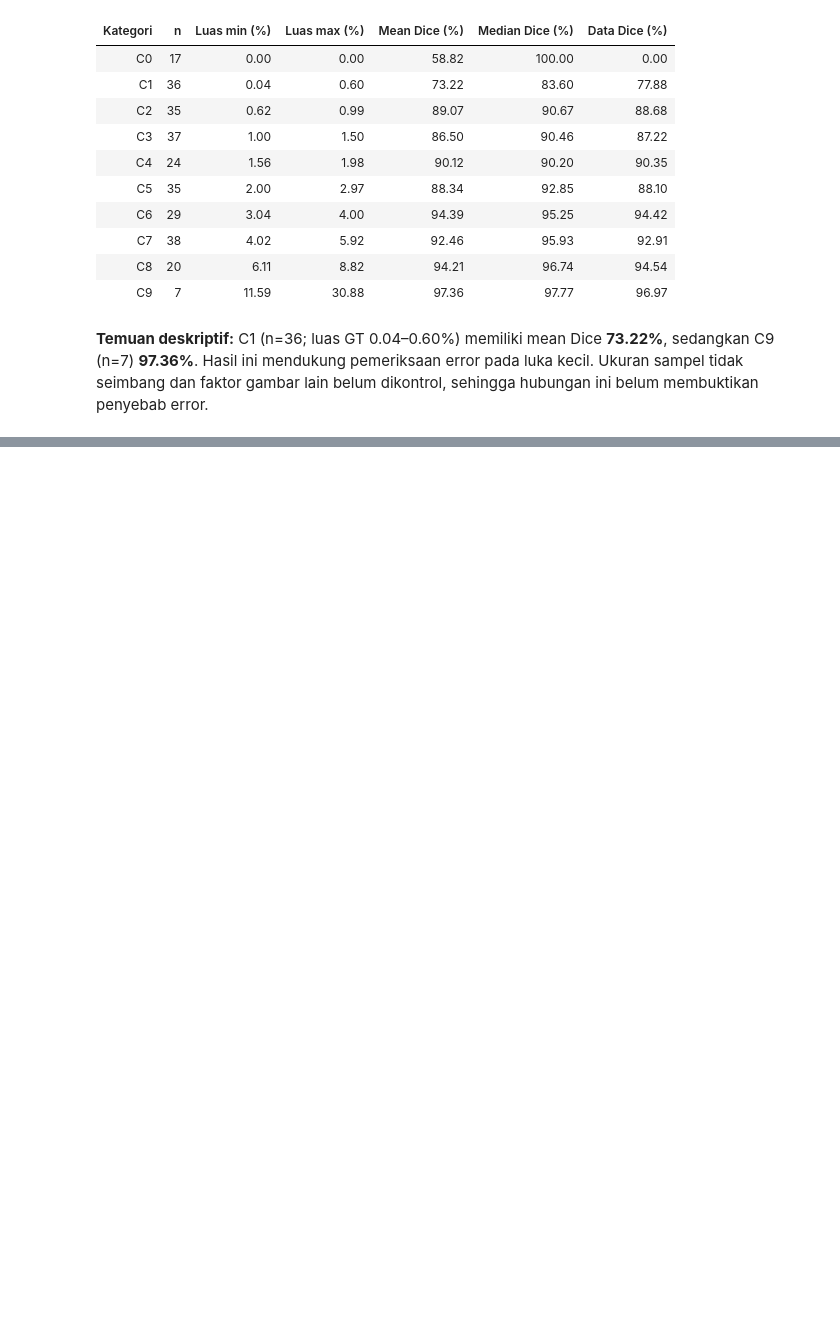
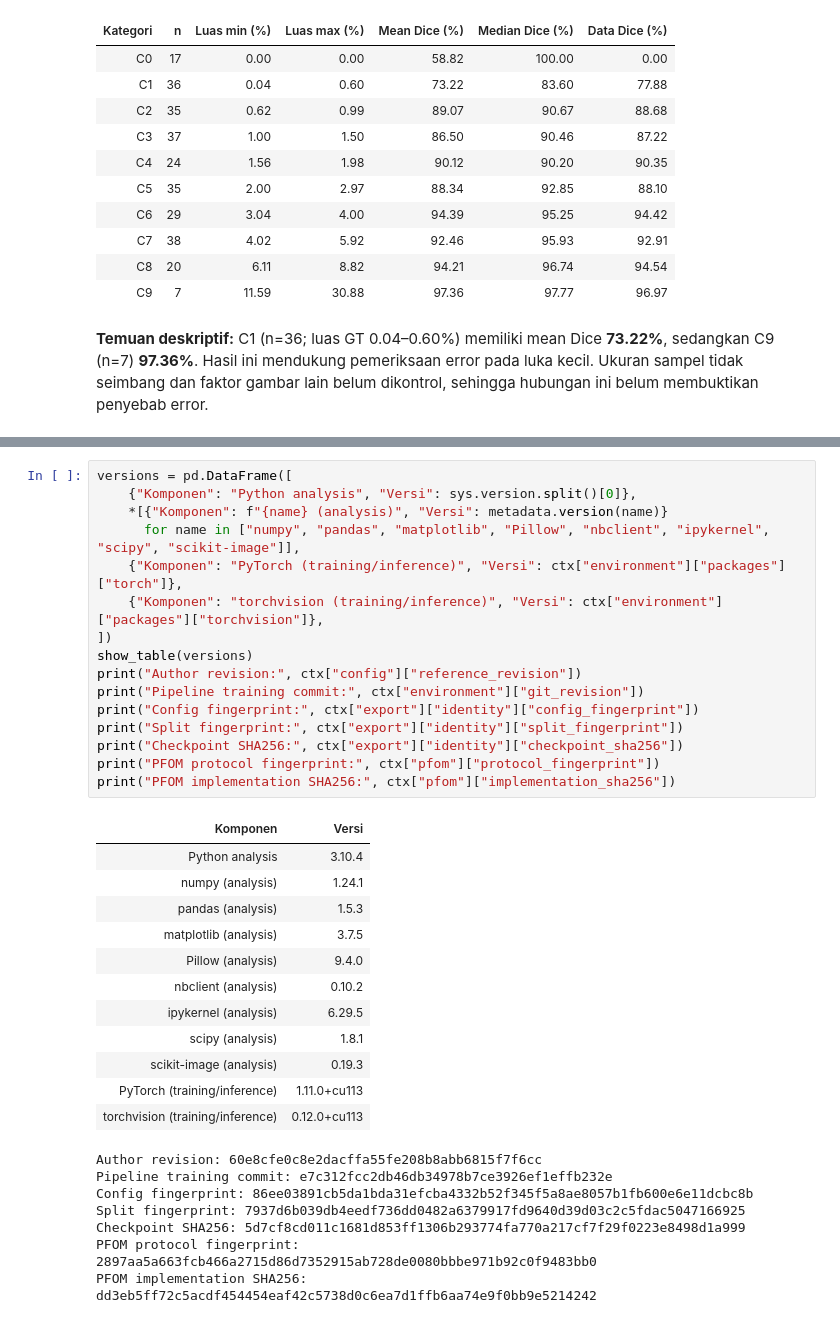
Before and after one commit to maulnite/foot-ulcer-segmentation, a Jupyter notebook: notebooks/01_cp1_analysis.ipynb, the cells around one changed output, grey strips where cells are left out. Saved outputs shown, nothing was run; the diff lists cells and outputs as text; blank space fills up the shorter version.

```diff
--- a/notebooks/01_cp1_analysis.ipynb
+++ b/notebooks/01_cp1_analysis.ipynb
@@ -527,0 +584,36 @@ Checkpoint SHA256: 5d7cf8cd011c1681d853ff1306b293774fa770a217cf7f29f0223e8498d1a
+# %%
+versions = pd.DataFrame([
+    {"Komponen": "Python analysis", "Versi": sys.version.split()[0]},
+    *[{"Komponen": f"{name} (analysis)", "Versi": metadata.version(name)}
+      for name in ["numpy", "pandas", "matplotlib", "Pillow", "nbclient", "ipykernel", "scipy", "scikit-image"]],
+    {"Komponen": "PyTorch (training/inference)", "Versi": ctx["environment"]["packages"]["torch"]},
+    {"Komponen": "torchvision (training/inference)", "Versi": ctx["environment"]["packages"]["torchvision"]},
+])
+show_table(versions)
+print("Author revision:", ctx["config"]["reference_revision"])
+print("Pipeline training commit:", ctx["environment"]["git_revision"])
+print("Config fingerprint:", ctx["export"]["identity"]["config_fingerprint"])
+print("Split fingerprint:", ctx["export"]["identity"]["split_fingerprint"])
+print("Checkpoint SHA256:", ctx["export"]["identity"]["checkpoint_sha256"])
+print("PFOM protocol fingerprint:", ctx["pfom"]["protocol_fingerprint"])
+print("PFOM implementation SHA256:", ctx["pfom"]["implementation_sha256"])
+# %% [output]
+| Komponen | Versi |
+| Python analysis | 3.10.4 |
+| numpy (analysis) | 1.24.1 |
+| pandas (analysis) | 1.5.3 |
+| matplotlib (analysis) | 3.7.5 |
+| Pillow (analysis) | 9.4.0 |
+| nbclient (analysis) | 0.10.2 |
+| ipykernel (analysis) | 6.29.5 |
+| scipy (analysis) | 1.8.1 |
+| scikit-image (analysis) | 0.19.3 |
+| PyTorch (training/inference) | 1.11.0+cu113 |
+| torchvision (training/inference) | 0.12.0+cu113 |
+Author revision: 60e8cfe0c8e2dacffa55fe208b8abb6815f7f6cc
+Pipeline training commit: e7c312fcc2db46db34978b7ce3926ef1effb232e
+Config fingerprint: 86ee03891cb5da1bda31efcba4332b52f345f5a8ae8057b1fb600e6e11dcbc8b
+Split fingerprint: 7937d6b039db4eedf736dd0482a6379917fd9640d39d03c2c5fdac5047166925
+Checkpoint SHA256: 5d7cf8cd011c1681d853ff1306b293774fa770a217cf7f29f0223e8498d1a999
+PFOM protocol fingerprint: 2897aa5a663fcb466a2715d86d7352915ab728de0080bbbe971b92c0f9483bb0
+PFOM implementation SHA256: dd3eb5ff72c5acdf454454eaf42c5738d0c6ea7d1ffb6aa74e9f0bb9e5214242
```
Also changed, not shown: parts of 45 cells of this notebook, 23 other files.
